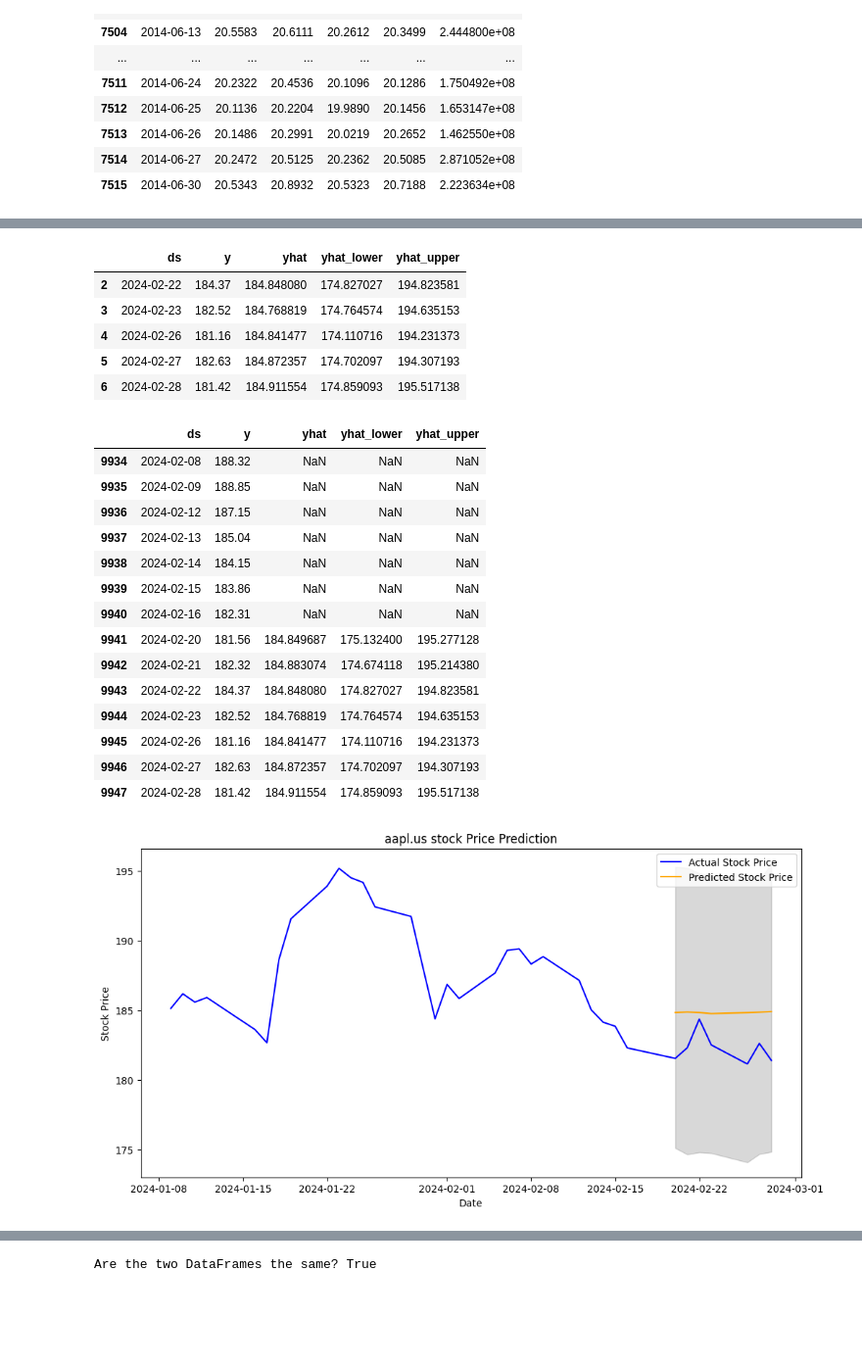
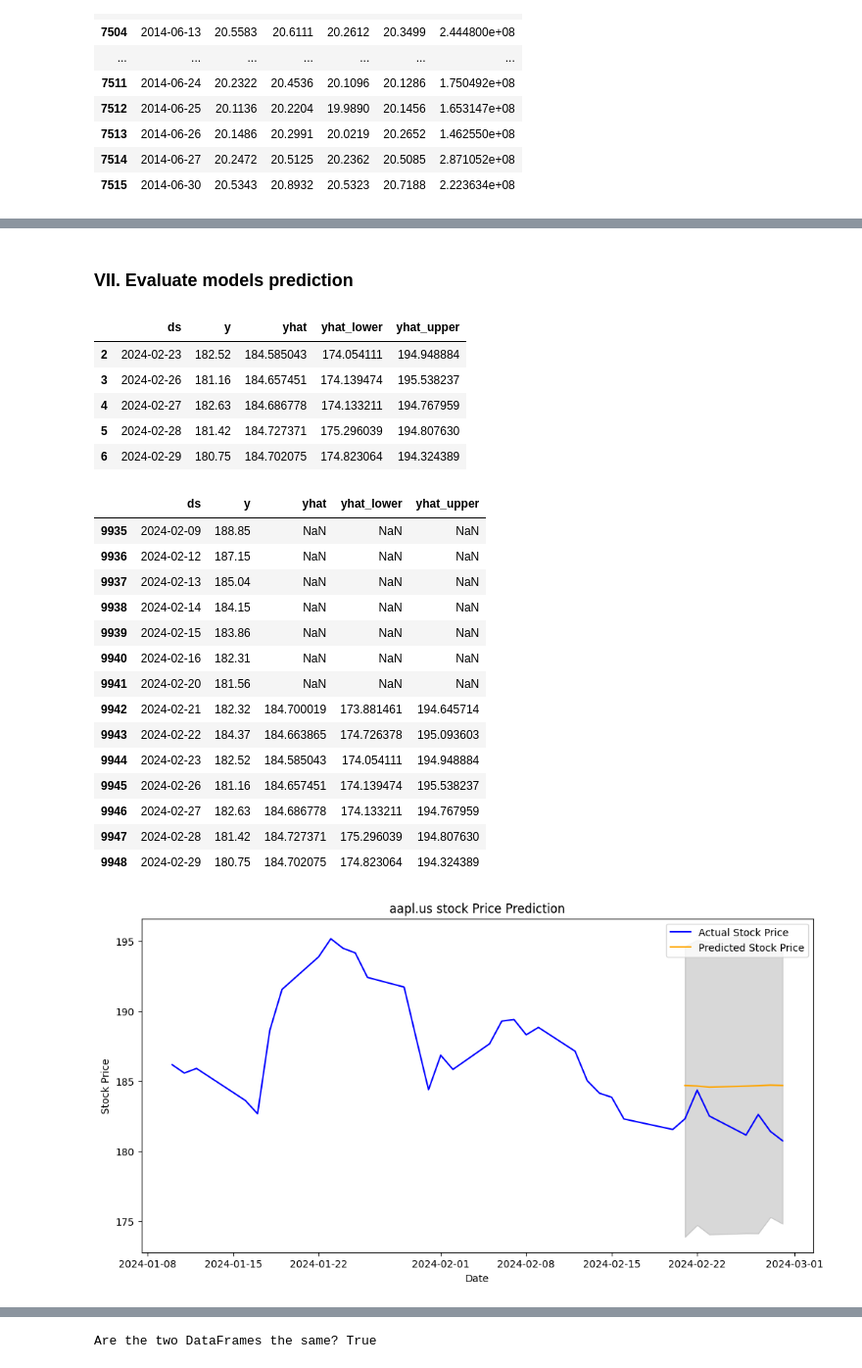
Before and after one commit to TGusciora/E001_smart_structuring, a Jupyter notebook: notebooks/001_tg_initial.ipynb, the cells around one changed output, grey strips where cells are left out. Shown: that part at 98% size. Cells and saved outputs as stored; diff of their text form; code cells hidden in the pictures; blank space fills up the shorter version.

```diff
--- a/notebooks/001_tg_initial.ipynb
+++ b/notebooks/001_tg_initial.ipynb
@@ -122,0 +159,3 @@ data_in[(data_in["date"].dt.year == 2014) & (data_in["date"].dt.month == 6)]
+# %%
+# Limit analysis to set-up dates in parameters
+data_in = data_in[data_in["date"] >= start_date & (data_in["date"] <= end_date)]
@@ -212,14 +250,16 @@ test
+# %% [markdown]
+### VII. Evaluate models prediction
 # %%
 # Compare ground truth y with forecast yhat
 test_forecast = test.merge(forecast[['ds', 'yhat', 'yhat_lower', 'yhat_upper']], on='ds', how='left')
 test_forecast.tail()
 # %% [output]
 |  | ds | y | yhat | yhat_lower | yhat_upper |
-| 2 | 2024-02-22 | 184.37 | 184.848080 | 174.827027 | 194.823581 |
-| 3 | 2024-02-23 | 182.52 | 184.768819 | 174.764574 | 194.635153 |
-| 4 | 2024-02-26 | 181.16 | 184.841477 | 174.110716 | 194.231373 |
-| 5 | 2024-02-27 | 182.63 | 184.872357 | 174.702097 | 194.307193 |
-| 6 | 2024-02-28 | 181.42 | 184.911554 | 174.859093 | 195.517138 |
+| 2 | 2024-02-23 | 182.52 | 184.585043 | 174.054111 | 194.948884 |
+| 3 | 2024-02-26 | 181.16 | 184.657451 | 174.139474 | 195.538237 |
+| 4 | 2024-02-27 | 182.63 | 184.686778 | 174.133211 | 194.767959 |
+| 5 | 2024-02-28 | 181.42 | 184.727371 | 175.296039 | 194.807630 |
+| 6 | 2024-02-29 | 180.75 | 184.702075 | 174.823064 | 194.324389 |
 # %%
 full_sample = pd.concat([train, test_forecast], ignore_index=True, sort=False)
 full_sample = full_sample[full_sample['y'].notnull()] # remove rows without ground truth
@@ -227,25 +267,25 @@ full_sample = full_sample[full_sample['y'].notnull()] # remove rows without grou
 full_sample.tail(2*forecast_days)
 # %% [output]
 |  | ds | y | yhat | yhat_lower | yhat_upper |
-| 9934 | 2024-02-08 | 188.32 | NaN | NaN | NaN |
 | 9935 | 2024-02-09 | 188.85 | NaN | NaN | NaN |
 | 9936 | 2024-02-12 | 187.15 | NaN | NaN | NaN |
 | 9937 | 2024-02-13 | 185.04 | NaN | NaN | NaN |
 | 9938 | 2024-02-14 | 184.15 | NaN | NaN | NaN |
 | 9939 | 2024-02-15 | 183.86 | NaN | NaN | NaN |
 | 9940 | 2024-02-16 | 182.31 | NaN | NaN | NaN |
-| 9941 | 2024-02-20 | 181.56 | 184.849687 | 175.132400 | 195.277128 |
-| 9942 | 2024-02-21 | 182.32 | 184.883074 | 174.674118 | 195.214380 |
-| 9943 | 2024-02-22 | 184.37 | 184.848080 | 174.827027 | 194.823581 |
-| 9944 | 2024-02-23 | 182.52 | 184.768819 | 174.764574 | 194.635153 |
-| 9945 | 2024-02-26 | 181.16 | 184.841477 | 174.110716 | 194.231373 |
-| 9946 | 2024-02-27 | 182.63 | 184.872357 | 174.702097 | 194.307193 |
-| 9947 | 2024-02-28 | 181.42 | 184.911554 | 174.859093 | 195.517138 |
+| 9941 | 2024-02-20 | 181.56 | NaN | NaN | NaN |
+| 9942 | 2024-02-21 | 182.32 | 184.700019 | 173.881461 | 194.645714 |
+| 9943 | 2024-02-22 | 184.37 | 184.663865 | 174.726378 | 195.093603 |
+| 9944 | 2024-02-23 | 182.52 | 184.585043 | 174.054111 | 194.948884 |
+| 9945 | 2024-02-26 | 181.16 | 184.657451 | 174.139474 | 195.538237 |
+| 9946 | 2024-02-27 | 182.63 | 184.686778 | 174.133211 | 194.767959 |
+| 9947 | 2024-02-28 | 181.42 | 184.727371 | 175.296039 | 194.807630 |
+| 9948 | 2024-02-29 | 180.75 | 184.702075 | 174.823064 | 194.324389 |
 # %%
 # Plotting
-prophet_plot_forecast(data = full_sample, title = stock, obs = forecast_days)
+src.visualization.visualize.prophet_plot_forecast(data = full_sample, title = stock, obs = forecast_days)
 # %% [output]
-[figure, old version]
+[figure, new version]
 # %%
 # Export full dataset
 full_sample.to_csv(paths['data_processed']+'forecast_full_sample.csv', index=False)
```
Also changed, not shown: parts of 28 cells of this notebook, 2 other files.
